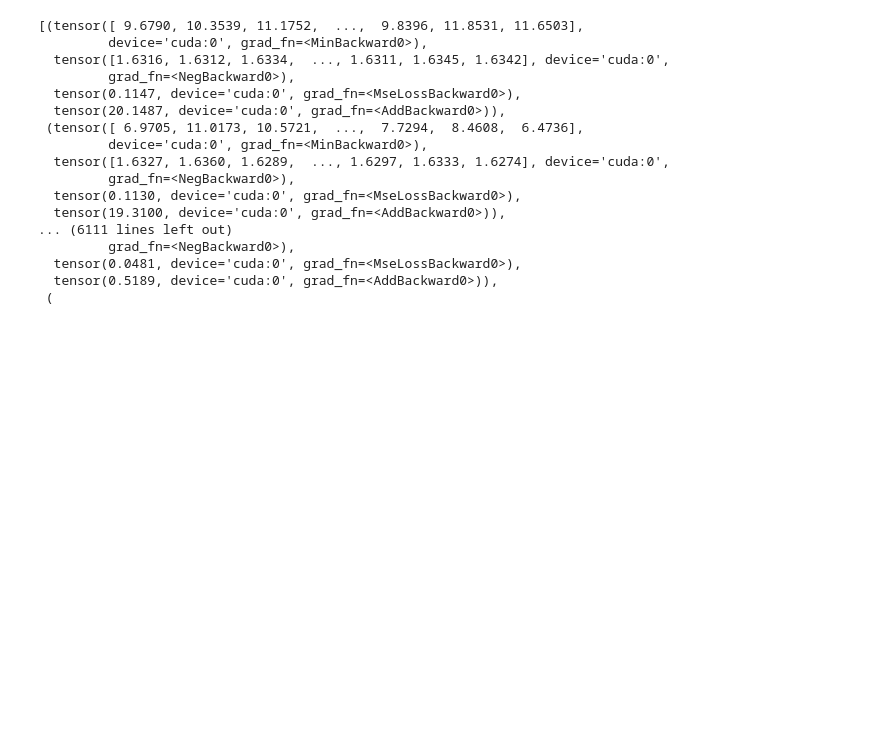
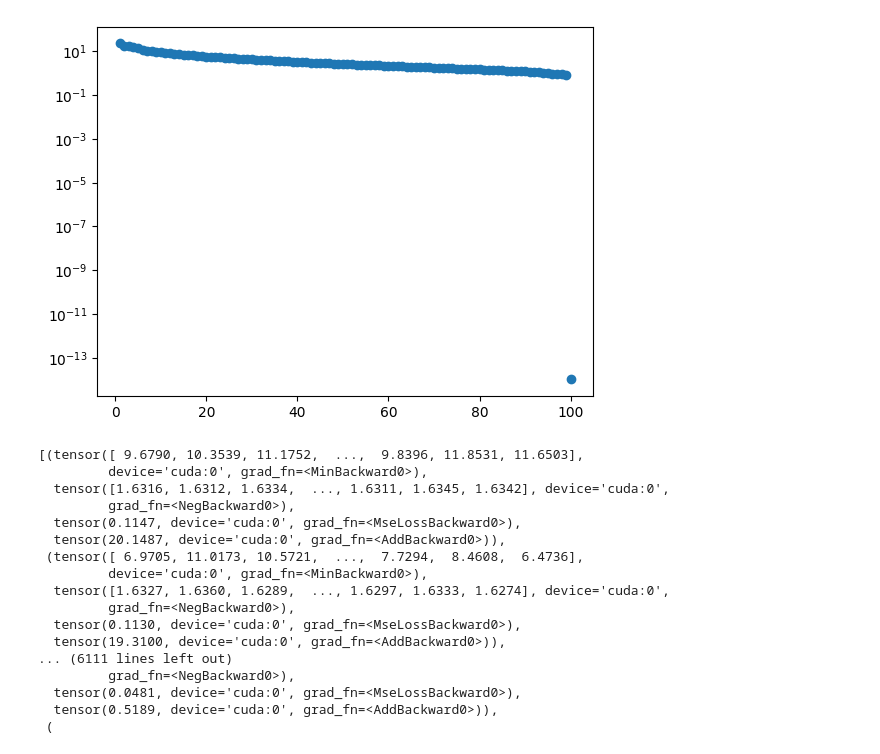
Before and after one commit to kenn50/Geometric-Deep-Learning, a Jupyter notebook: experiments/CAE_TEST.ipynb, the cells around one changed output. Cells and saved outputs as stored; diff of their text form; code cells hidden in the pictures; blank space fills up the shorter version.

```diff
--- a/experiments/CAE_TEST.ipynb
+++ b/experiments/CAE_TEST.ipynb
@@ -27,6 +30,24 @@ X_data_test = X_data_test.reshape(-1, 28*28)
 
 X_loader = torch.utils.data.DataLoader(X_data, batch_size=1024, shuffle=True)
 X_loader_test = torch.utils.data.DataLoader(X_data_test, batch_size=1024, shuffle=False)
+# %%
+
+X_data
+furthest_points = farthest_point_sample(X_data, k=100)[0] # (chart_amount, m)
+# %%
+nbs = NearestNeighbors(n_neighbors=100, algorithm='ball_tree').fit(X_data)
+knn = nbs.kneighbors(furthest_points)
+knn_points = knn[1]
+# %%
+pca = PCA(n_components=100)
+lst = []
+
+
+for i in range(100):
+    pca.fit(X_data[knn_points[i]])
+    lst.append(pca.singular_values_)
+# %% [output]
+[figure, added]
 # %%
 cae = A_CAE.CAE(784, 32, 10, 128, 128, 10, 5)
 A_CAE.train_cae(num_epochs=30, x_train_loader=X_loader, network=cae, device=device)
```
Also changed, not shown: parts of 1 cell of this notebook, 5 other files.
